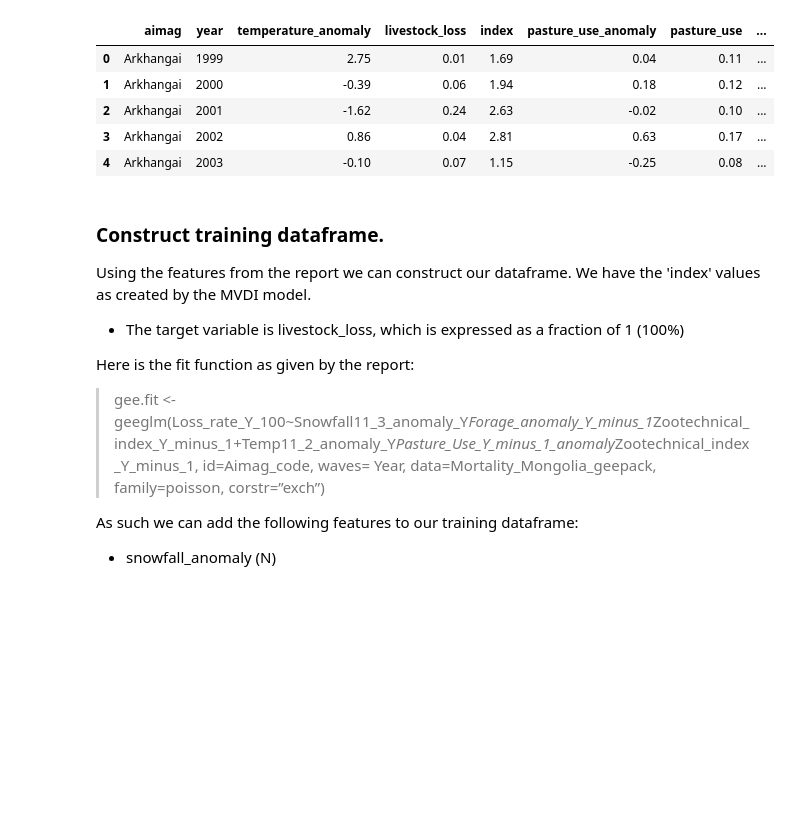
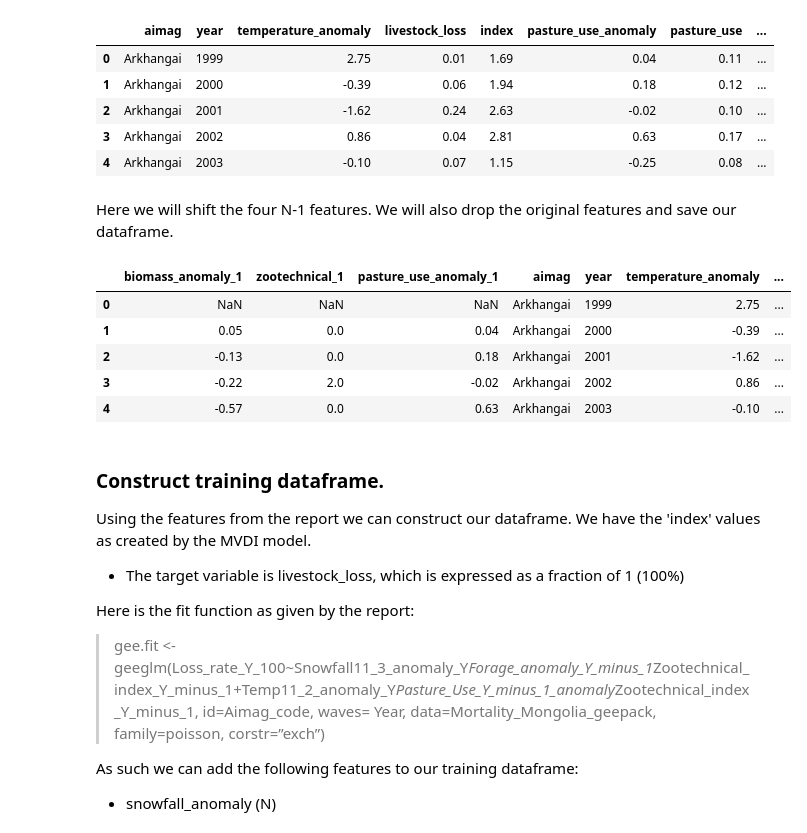
Before and after one commit to ugysteel/Mongolian-Data-Stories, a Jupyter notebook: Livestock Risk Index/MDVI.ipynb, the cells around one changed output. Saved outputs shown, nothing was run; the diff lists cells and outputs as text; code cells hidden in the pictures; blank space fills up the shorter version.

```diff
--- a/Livestock Risk Index/MDVI.ipynb
+++ b/Livestock Risk Index/MDVI.ipynb
@@ -158,3 +161,5 @@ df.head()
 | 2 | Arkhangai | 2001 | -1.62 | 0.24 | 2.63 | -0.02 | 0.10 | ... |
 | 3 | Arkhangai | 2002 | 0.86 | 0.04 | 2.81 | 0.63 | 0.17 | ... |
 | 4 | Arkhangai | 2003 | -0.10 | 0.07 | 1.15 | -0.25 | 0.08 | ... |
+# %% [markdown]
+Here we will shift the four N-1 features. We will also drop the original features and save our dataframe.
@@ -161,3 +170,12 @@ df.head()
+# %%
+df.head()
+# %% [output]
+|  | biomass_anomaly_1 | zootechnical_1 | pasture_use_anomaly_1 | aimag | year | temperature_anomaly | ... |
+| 0 | NaN | NaN | NaN | Arkhangai | 1999 | 2.75 | ... |
+| 1 | 0.05 | 0.0 | 0.04 | Arkhangai | 2000 | -0.39 | ... |
+| 2 | -0.13 | 0.0 | 0.18 | Arkhangai | 2001 | -1.62 | ... |
+| 3 | -0.22 | 2.0 | -0.02 | Arkhangai | 2002 | 0.86 | ... |
+| 4 | -0.57 | 0.0 | 0.63 | Arkhangai | 2003 | -0.10 | ... |
 # %% [markdown]
 ### Construct training dataframe.
 
```
Also changed, not shown: parts of 27 cells of this notebook.
